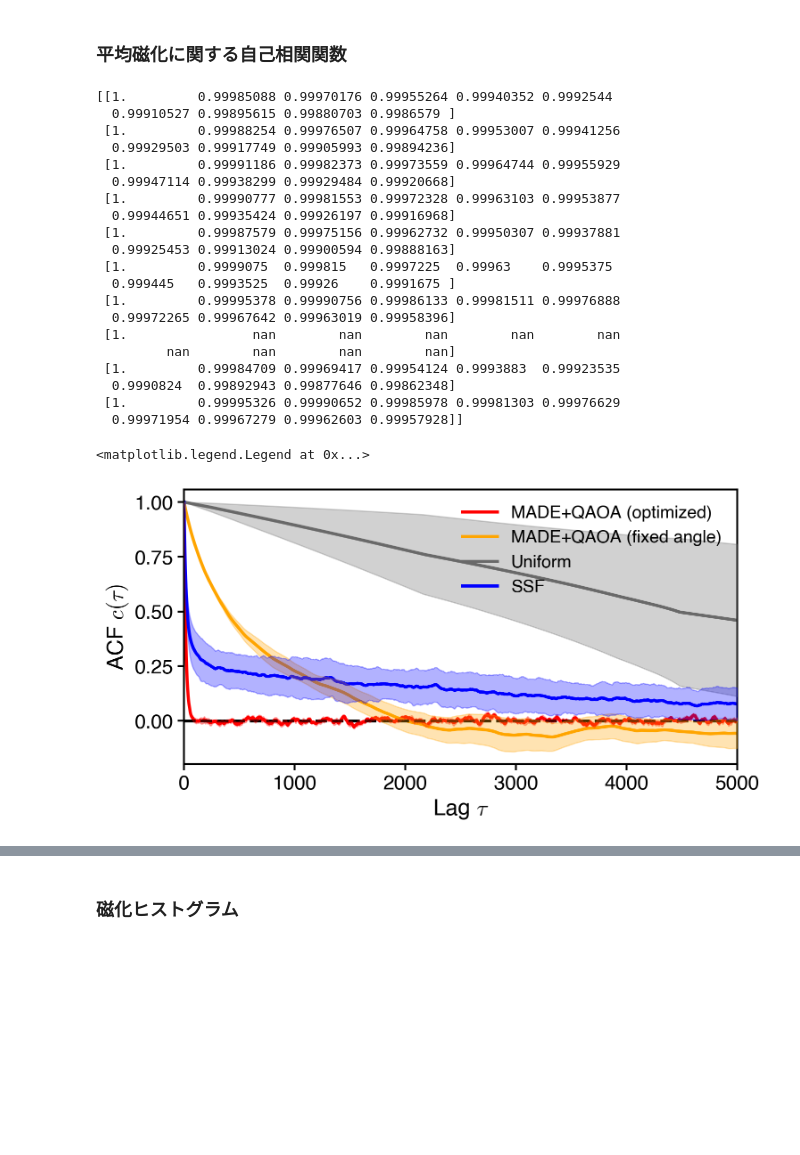
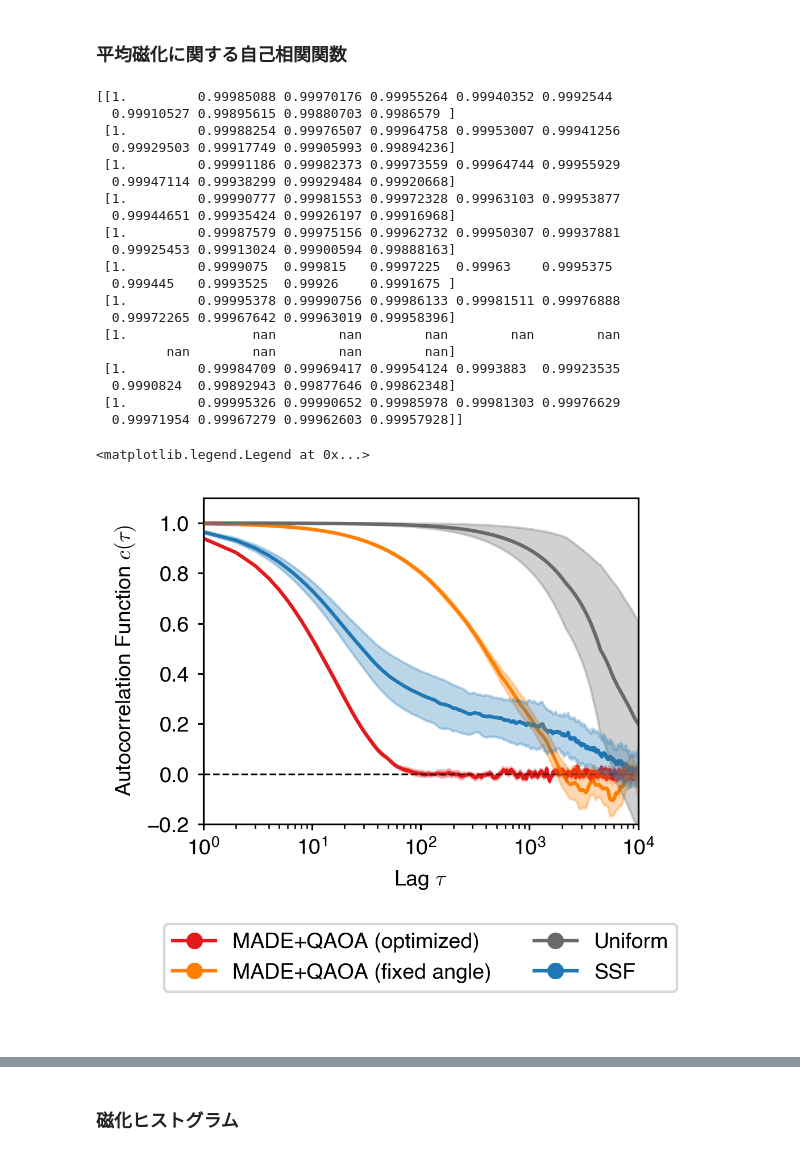
Before and after one commit to yuichiro-nakano/data_for_qaoa-made-mcmc, a Jupyter notebook: figure/make_fig.ipynb, the cells around one changed output, grey strips where cells are left out. Cells and saved outputs as stored; diff of their text form; code cells hidden in the pictures; blank space fills up the shorter version.

```diff
--- a/figure/make_fig.ipynb
+++ b/figure/make_fig.ipynb
@@ -18,6 +18,7 @@ import time
 import pathlib
 import pickle
 import sys
+import string
 import uncertainties
 from uncertainties import ufloat
 
@@ -25,6 +26,14 @@ import ising_model as ising
 
 plt.rcParams["font.family"] = "Helvetica"
 plt.rcParams['mathtext.fontset'] = 'cm'
+plt.rcParams["svg.fonttype"] = "none"
+# %%
+cm = plt.get_cmap('Paired')
+blue = cm(1)
+green = cm(3)
+red = cm(5)
+orange = cm(7)
+purple = cm(9)
 # %% [markdown]
 ## spectral gap 実験
 # %% [markdown]
@@ -661,7 +744,7 @@ sqrt_mag_acf_history_fix_made = mcmc_sqrt_magnetization_autocorrelation(fix_qaoa
 sqrt_mag_acf_history_uni = mcmc_sqrt_magnetization_autocorrelation(uniform_result[:,burn_in:], lag)
 sqrt_mag_acf_history_ssf = mcmc_sqrt_magnetization_autocorrelation(ssf_result[:,burn_in:], lag)
 # %%
-lag_2 = 5000
+lag_2 = 10000
 
 print(sqrt_mag_acf_history_uni[:,:10])
 
@@ -674,33 +757,53 @@ mag_acf_uni_std = np.std(mag_acf_history_uni, axis=0)
 mag_acf_ssf_ave = np.average(mag_acf_history_ssf, axis=0)
 mag_acf_ssf_std = np.std(mag_acf_history_ssf, axis=0)
 
-fig4_1, ax4_1 = plt.subplots(figsize=(8,4), dpi=200)
+capsize = 2
+markersize = 4
+elinewidth = 1.5
+capthick = 1.5
+linewidth = 1.5
+spines = 0.75
+fontsize = 9
 
-ax4_1.spines["top"].set_linewidth(spines)
-ax4_1.spines["left"].set_linewidth(spines)
-ax4_1.spines["bottom"].set_linewidth(spines)
-ax4_1.spines["right"].set_linewidth(spines)
+fig4_1, ax4_1 = plt.subplots(2,1, figsize=(3.29,4), gridspec_kw=dict(height_ratios=[5,2], hspace=0.3), dpi=300)
 
-ax4_1.plot(np.arange(lag_2), mag_acf_opt_made_ave[:lag_2], color='red', linewidth=linewidth, label='MADE+QAOA (optimized)')
-ax4_1.fill_between(np.arange(1, lag_2+1), mag_acf_opt_made_ave[:lag_2]+mag_acf_opt_made_std[:lag_2], mag_acf_opt_made_ave[:lag_2]-mag_acf_opt_made_std[:lag_2], color='red', alpha=0.3, zorder=4)
-ax4_1.plot(np.arange(lag_2), mag_acf_fix_made_ave[:lag_2], color='orange', linewidth=linewidth, label='MADE+QAOA (fixed angle)')
-ax4_1.fill_between(np.arange(lag_2), mag_acf_fix_made_ave[:lag_2]+mag_acf_fix_made_std[:lag_2], mag_acf_fix_made_ave[:lag_2]-mag_acf_fix_made_std[:lag_2], color='orange', alpha=0.3, zorder=4)
-ax4_1.plot(np.arange(lag_2), mag_acf_uni_ave[:lag_2], color='dimgrey', linewidth=linewidth, label='Uniform')
-ax4_1.fill_between(np.arange(lag_2), mag_acf_uni_ave[:lag_2]+mag_acf_uni_std[:lag_2], mag_acf_uni_ave[:lag_2]-mag_acf_uni_std[:lag_2], color='dimgrey', alpha=0.3, zorder=4)
-ax4_1.plot(np.arange(lag_2), mag_acf_ssf_ave[:lag_2], color='blue', linewidth=linewidth, label='SSF')
-ax4_1.fill_between(np.arange(lag_2), mag_acf_ssf_ave[:lag_2]+mag_acf_ssf_std[:lag_2], mag_acf_ssf_ave[:lag_2]-mag_acf_ssf_std[:lag_2], color='blue', alpha=0.3, zorder=4)
+ax4_1[0].spines["top"].set_linewidth(spines)
+ax4_1[0].spines["left"].set_linewidth(spines)
+ax4_1[0].spines["bottom"].set_linewidth(spines)
+ax4_1[0].spines["right"].set_linewidth(spines)
 
-ax4_1.axhline(0.0, color='black', linestyle='--', linewidth=linewidth)
+ax4_1[0].plot(np.arange(lag_2), mag_acf_opt_made_ave[:lag_2], color=red, linewidth=linewidth, label='MADE+QAOA (optimized)')
+ax4_1[0].fill_between(np.arange(lag_2), mag_acf_opt_made_ave[:lag_2]+mag_acf_opt_made_std[:lag_2], mag_acf_opt_made_ave[:lag_2]-mag_acf_opt_made_std[:lag_2], color=red, alpha=0.3, zorder=4)
+ax4_1[0].plot(np.arange(lag_2), mag_acf_fix_made_ave[:lag_2], color=orange, linewidth=linewidth, label='MADE+QAOA (fixed angle)')
+ax4_1[0].fill_between(np.arange(lag_2), mag_acf_fix_made_ave[:lag_2]+mag_acf_fix_made_std[:lag_2], mag_acf_fix_made_ave[:lag_2]-mag_acf_fix_made_std[:lag_2], color=orange, alpha=0.3, zorder=4)
+ax4_1[0].plot(np.arange(lag_2), mag_acf_uni_ave[:lag_2], color='dimgrey', linewidth=linewidth, label='Uniform')
+ax4_1[0].fill_between(np.arange(lag_2), mag_acf_uni_ave[:lag_2]+mag_acf_uni_std[:lag_2], mag_acf_uni_ave[:lag_2]-mag_acf_uni_std[:lag_2], color='dimgrey', alpha=0.3, zorder=4)
+ax4_1[0].plot(np.arange(lag_2), mag_acf_ssf_ave[:lag_2], color=blue, linewidth=linewidth, label='SSF')
+ax4_1[0].fill_between(np.arange(lag_2), mag_acf_ssf_ave[:lag_2]+mag_acf_ssf_std[:lag_2], mag_acf_ssf_ave[:lag_2]-mag_acf_ssf_std[:lag_2], color=blue, alpha=0.3, zorder=4)
 
-ax4_1.set_xlim(0, lag_2)
-#ax4_1.set_xscale('log')
-ax4_1.set_xlabel(r'Lag $\tau$', fontsize=18)
-ax4_1.set_ylabel(r'ACF $c(\tau)$', fontsize=18)
-ax4_1.tick_params(width=1.5, labelsize=16, length=5, labelbottom=True)
-ax4_1.tick_params(axis="x", which='major', width=1.5)
-ax4_1.legend(fontsize=14, loc='upper right', frameon=False)
+ax4_1[0].axhline(0.0, color='black', linestyle='--', linewidth=spines)
 
-#fig4_1.savefig("figure/mag_acf_result.svg", dpi=300, bbox_inches='tight')
+ax4_1[0].set_xlim(1, lag_2)
+ax4_1[0].set_ylim(-0.2, 1.1)
+ax4_1[0].set_xscale('log')
+ax4_1[0].set_xlabel(r'Lag $\tau$', fontsize=fontsize)
+ax4_1[0].set_ylabel(r'Autocorrelation Function $c(\tau)$', fontsize=fontsize)
+ax4_1[0].tick_params(width=0.75, labelsize=fontsize, length=2.5, labelbottom=True)
+ax4_1[0].tick_params(axis="x", which='major', width=0.75)
+#ax4_1.legend(fontsize=fontsize, loc='lower center', bbox_to_anchor=(0.5, -0.5), ncol=2, frameon=True)
+
+ax4_1[-1].plot([], [], marker='o', color=red, label='MADE+QAOA (optimized)', linestyle=None)
+ax4_1[-1].plot([], [], marker='o', color=orange, label='MADE+QAOA (fixed angle)', linestyle=None)
+ax4_1[-1].plot([], [], marker='o', color='dimgrey', label='Uniform', linestyle=None)
+ax4_1[-1].plot([], [], marker='o', color=blue, label='SSF', linestyle=None)
+
+for spine in ax4_1[-1].spines.values():
+    spine.set_visible(False)
+ax4_1[-1].axes.get_xaxis().set_visible(False)
+ax4_1[-1].axes.get_yaxis().set_visible(False)
+ax4_1[-1].legend(fontsize=fontsize, bbox_to_anchor=(0.5,0.5), loc='center', ncol=2, frameon=True)
+
+fig4_1.savefig("figure/mag_acf_result.svg", dpi=300, bbox_inches='tight')
 #fig4_1.savefig("figure/mag_acf_result.png", dpi=300, bbox_inches='tight')
 
 sqrt_mag_acf_opt_made_ave = np.average(sqrt_mag_acf_history_opt_made, axis=0)
@@ -719,44 +822,44 @@ ax4_2.spines["left"].set_linewidth(spines)
 ax4_2.spines["bottom"].set_linewidth(spines)
 ax4_2.spines["right"].set_linewidth(spines)
 
-ax4_2.plot(np.arange(lag_2), sqrt_mag_acf_opt_made_ave[:lag_2], color='red', linewidth=linewidth, label='MADE+QAOA (optimized)')
-ax4_2.fill_between(np.arange(1, lag_2+1), sqrt_mag_acf_opt_made_ave[:lag_2]+sqrt_mag_acf_opt_made_std[:lag_2], sqrt_mag_acf_opt_made_ave[:lag_2]-sqrt_mag_acf_opt_made_std[:lag_2], color='red', alpha=0.3, zorder=4)
-ax4_2.plot(np.arange(lag_2), sqrt_mag_acf_fix_made_ave[:lag_2], color='orange', linewidth=linewidth, label='MADE+QAOA (fixed angle)')
-ax4_2.fill_between(np.arange(lag_2), sqrt_mag_acf_fix_made_ave[:lag_2]+sqrt_mag_acf_fix_made_std[:lag_2], sqrt_mag_acf_fix_made_ave[:lag_2]-sqrt_mag_acf_fix_made_std[:lag_2], color='orange', alpha=0.3, zorder=4)
+ax4_2.plot(np.arange(lag_2), sqrt_mag_acf_opt_made_ave[:lag_2], color=red, linewidth=linewidth, label='MADE+QAOA (optimized)')
+ax4_2.fill_between(np.arange(lag_2), sqrt_mag_acf_opt_made_ave[:lag_2]+sqrt_mag_acf_opt_made_std[:lag_2], sqrt_mag_acf_opt_made_ave[:lag_2]-sqrt_mag_acf_opt_made_std[:lag_2], color=red, alpha=0.3, zorder=4)
+ax4_2.plot(np.arange(lag_2), sqrt_mag_acf_fix_made_ave[:lag_2], color=orange, linewidth=linewidth, label='MADE+QAOA (fixed angle)')
+ax4_2.fill_between(np.arange(lag_2), sqrt_mag_acf_fix_made_ave[:lag_2]+sqrt_mag_acf_fix_made_std[:lag_2], sqrt_mag_acf_fix_made_ave[:lag_2]-sqrt_mag_acf_fix_made_std[:lag_2], color=orange, alpha=0.3, zorder=4)
 ax4_2.plot(np.arange(lag_2), sqrt_mag_acf_uni_ave[:lag_2], color='dimgrey', linewidth=linewidth, label='Uniform')
 ax4_2.fill_between(np.arange(lag_2), sqrt_mag_acf_uni_ave[:lag_2]+sqrt_mag_acf_uni_std[:lag_2], sqrt_mag_acf_uni_ave[:lag_2]-sqrt_mag_acf_uni_std[:lag_2], color='dimgrey', alpha=0.3, zorder=4)
-ax4_2.plot(np.arange(lag_2), sqrt_mag_acf_ssf_ave[:lag_2], color='blue', linewidth=linewidth, label='SSF')
-ax4_2.fill_between(np.arange(lag_2), sqrt_mag_acf_ssf_ave[:lag_2]+sqrt_mag_acf_ssf_std[:lag_2], sqrt_mag_acf_ssf_ave[:lag_2]-sqrt_mag_acf_ssf_std[:lag_2], color='blue', alpha=0.3, zorder=4)
+ax4_2.plot(np.arange(lag_2), sqrt_mag_acf_ssf_ave[:lag_2], color=blue, linewidth=linewidth, label='SSF')
+ax4_2.fill_between(np.arange(lag_2), sqrt_mag_acf_ssf_ave[:lag_2]+sqrt_mag_acf_ssf_std[:lag_2], sqrt_mag_acf_ssf_ave[:lag_2]-sqrt_mag_acf_ssf_std[:lag_2], color=blue, alpha=0.3, zorder=4)
 
 ax4_2.axhline(0.0, color='black', linestyle='--', linewidth=linewidth)
 
-ax4_2.set_xlim(0, lag_2)
-#ax4_2.set_xscale('log')
+ax4_2.set_xlim(1, lag_2)
+ax4_2.set_xscale('log')
 ax4_2.set_xlabel(r'Lag $\tau$', fontsize=18)
 ax4_2.set_ylabel(r'ACF $c(\tau)$', fontsize=18)
 ax4_2.tick_params(width=1.5, labelsize=16, length=5, labelbottom=True)
 ax4_2.tick_params(axis="x", which='major', width=1.5)
-ax4_2.legend(fontsize=14, loc='upper right', frameon=False)
+ax4_2.legend(fontsize=14, loc='upper right', frameon=True)
 # %% [output]
 [[1.         0.99985088 0.99970176 0.99955264 0.99940352 0.9992544
   0.99910527 0.99895615 0.99880703 0.9986579 ]
  [1.         0.99988254 0.99976507 0.99964758 0.99953007 0.99941256
   0.99929503 0.99917749 0.99905993 0.99894236]
  [1.         0.99991186 0.99982373 0.99973559 0.99964744 0.99955929
   0.99947114 0.99938299 0.99929484 0.99920668]
  [1.         0.99990777 0.99981553 0.99972328 0.99963103 0.99953877
   0.99944651 0.99935424 0.99926197 0.99916968]
  [1.         0.99987579 0.99975156 0.99962732 0.99950307 0.99937881
   0.99925453 0.99913024 0.99900594 0.99888163]
  [1.         0.9999075  0.999815   0.9997225  0.99963    0.9995375
   0.999445   0.9993525  0.99926    0.9991675 ]
  [1.         0.99995378 0.99990756 0.99986133 0.99981511 0.99976888
   0.99972265 0.99967642 0.99963019 0.99958396]
  [1.                nan        nan        nan        nan        nan
          nan        nan        nan        nan]
  [1.         0.99984709 0.99969417 0.99954124 0.9993883  0.99923535
   0.9990824  0.99892943 0.99877646 0.99862348]
  [1.         0.99995326 0.99990652 0.99985978 0.99981303 0.99976629
   0.99971954 0.99967279 0.99962603 0.99957928]]
 <matplotlib.legend.Legend at 0x...>
-[figure, old version]
+[figure, new version]
```
Also changed, not shown: parts of 7 cells of this notebook, 15 other files.
